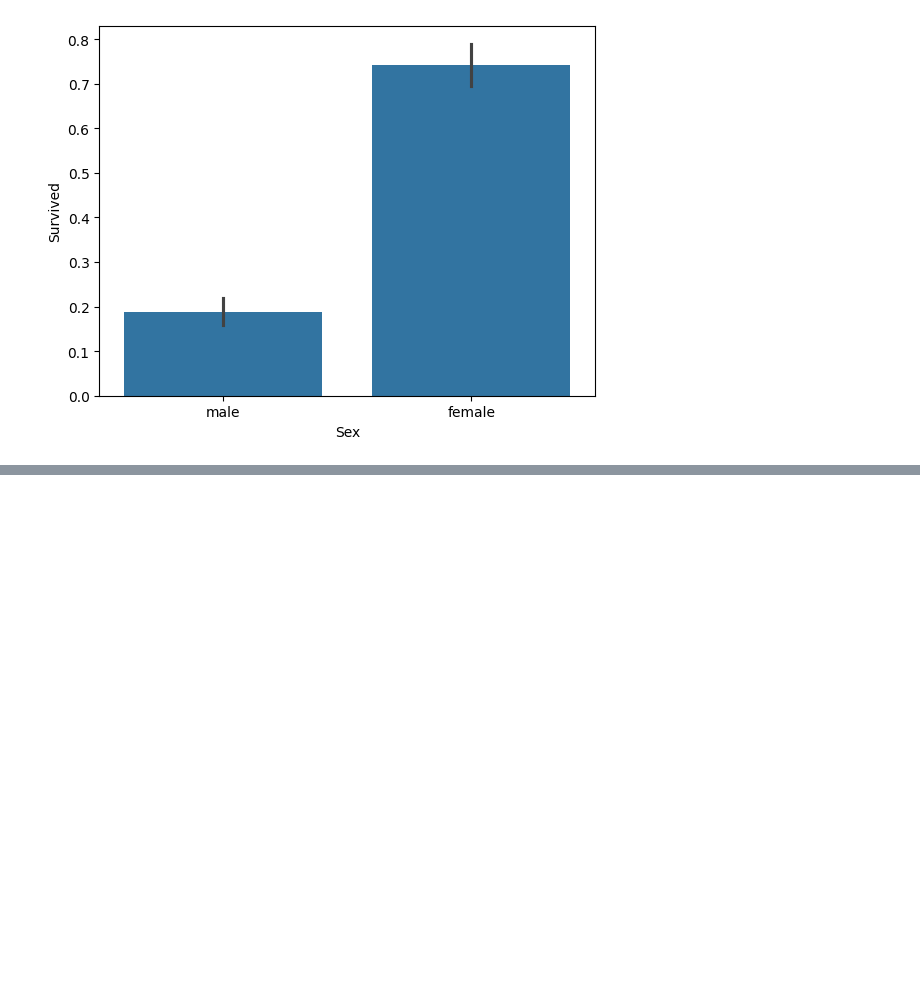
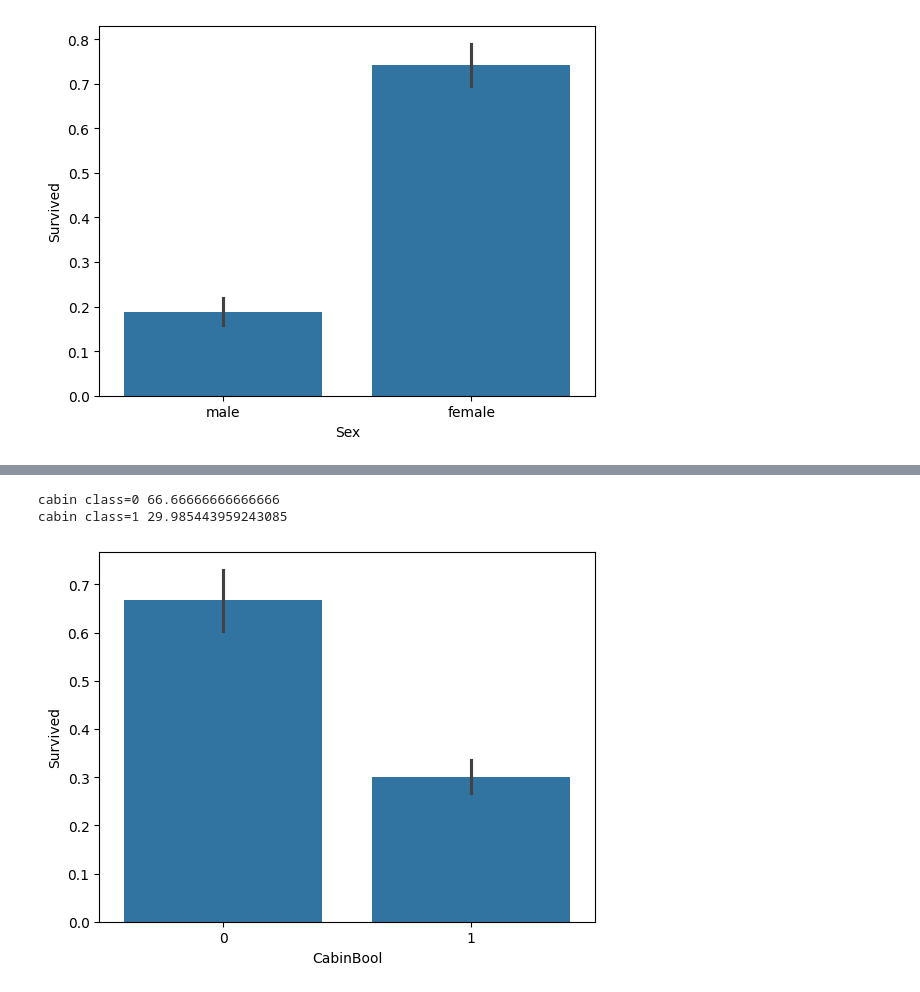
Before and after one commit to Shlok-Agarwal-7/ML-Models, a Jupyter notebook: ML_Titanic_.ipynb, the cells around one changed output, grey strips where cells are left out. Cells and saved outputs as stored; diff of their text form; code cells hidden in the pictures; blank space fills up the shorter version.

```diff
--- a/ML_Titanic_.ipynb
+++ b/ML_Titanic_.ipynb
@@ -61,0 +91,12 @@ male survived 18.890814558058924
+# %%
+Train['CabinBool']=Train['Cabin'].isnull().astype(int)
+Test['CabinBool']=Test['Cabin'].isnull().astype(int)
+
+sns.barplot(x=Train['CabinBool'],y=Train['Survived'])
+
+print("cabin class=0",Train[Train['CabinBool']==0]['Survived'].value_counts(normalize=True)[1]*100)
+print("cabin class=1",Train[Train['CabinBool']==1]['Survived'].value_counts(normalize=True)[1]*100)
+# %% [output]
+cabin class=0 66.66666666666666
+cabin class=1 29.985443959243085
+[figure, added]
```
Also changed, not shown: parts of 5 cells of this notebook.
